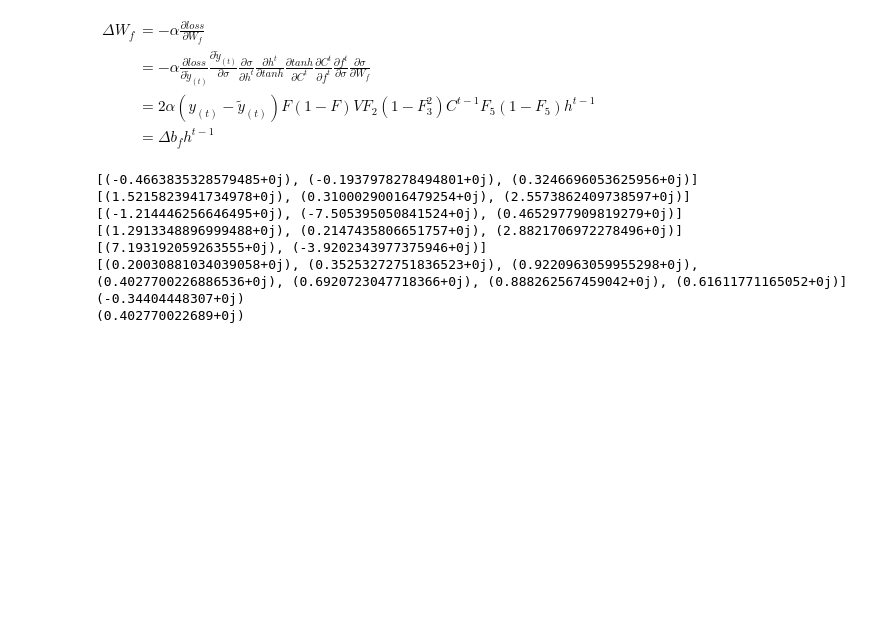
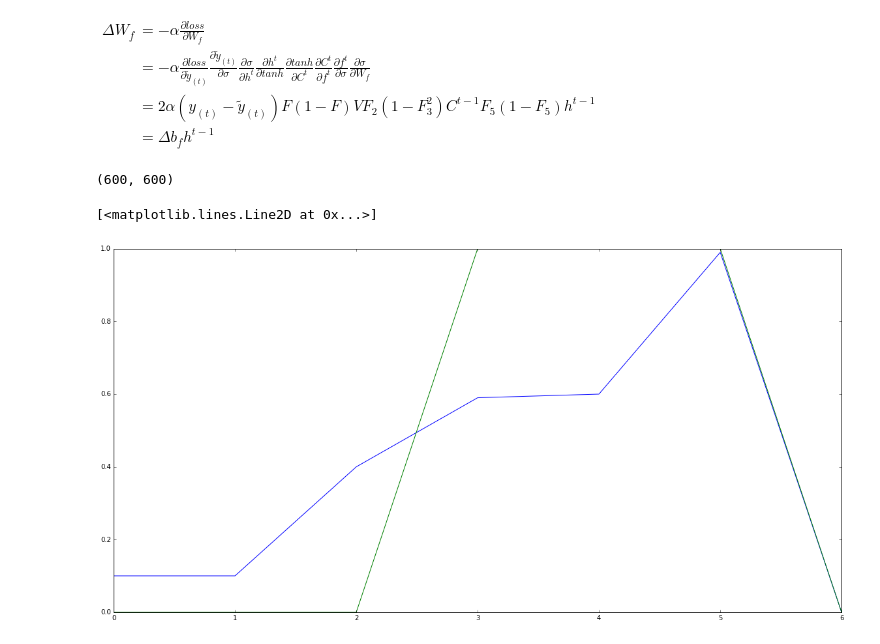
Before and after one commit to Kulukami/HW2018-3, a Jupyter notebook: lstm-formula.ipynb, the cells around one changed output. Drawn from its saved outputs; the diff is of its cells as text; code cells hidden in the pictures; blank space fills up the shorter version.

```diff
--- a/lstm-formula.ipynb
+++ b/lstm-formula.ipynb
@@ -404,29 +412,24 @@ class lstmCell():
-# %%
-Cell_1 = lstmCell()
-for j in range(60000):
-    X = [0,0.1,0,0.2,0,0.1,0,0.2,
-         0,0.1,0,0.2,0,0.1,0,0.2,
-         0,0.1,0,0.2,0,0.1,0,0.2]
-
-    for i in range(len(X)-1):
-        if j == 0:Cell_1.forward(X[i])
-        else:Cell_1.forward(X[i],Cell_1.Ct1,Cell_1.ht1)
-        Cell_1.backward(X[i+1])
-# %%
-print(Cell_1.state.Wf)
-print(Cell_1.state.Wi)
-print(Cell_1.state.Wa)
-print(Cell_1.state.Wo)
-print(Cell_1.state.Wy)
-print(Cell_1.state.Fi)
-print(Cell_1.Ct0)
-print(Cell_1.Ct1)
-# %% [output]
-[(-0.4663835328579485+0j), (-0.1937978278494801+0j), (0.3246696053625956+0j)]
-[(1.5215823941734978+0j), (0.31000290016479254+0j), (2.5573862409738597+0j)]
-[(-1.214446256646495+0j), (-7.505395050841524+0j), (0.4652977909819279+0j)]
-[(1.2913348896999488+0j), (0.2147435806651757+0j), (2.8821706972278496+0j)]
-[(7.193192059263555+0j), (-3.9202343977375946+0j)]
-[(0.20030881034039058+0j), (0.35253272751836523+0j), (0.9220963059955298+0j), (0.4027700226886536+0j), (0.6920723047718366+0j), (0.888262567459042+0j), (0.61611771165052+0j)]
-(-0.34404448307+0j)
-(0.402770022689+0j)
+# %%
+import random
+x = [random.random() for i in xrange(600)]
+y = [ 0 if i<0.5 else 1 for i in x]
+
+print(len(x),len(y))
+
+Cell_1 = lstmCell(0.03,3000)
+
+Cell_1.train2(x,y)
+
+x = [0.1,0.1,0.4,0.59,0.6,0.99,0.0]
+y = []
+for i in range(len(x)):
+    Cell_1.forward(x[i],Cell_1.Ct1,Cell_1.ht1)
+    y.append(Cell_1.Y.real)
+
+plt.figure(figsize=(20,10))
+plt.plot(x)
+plt.plot(y)
+# %% [output]
+(600, 600)
+[<matplotlib.lines.Line2D at 0x...>]
+[figure, added]
```
Also changed, not shown: parts of 15 cells of this notebook.
